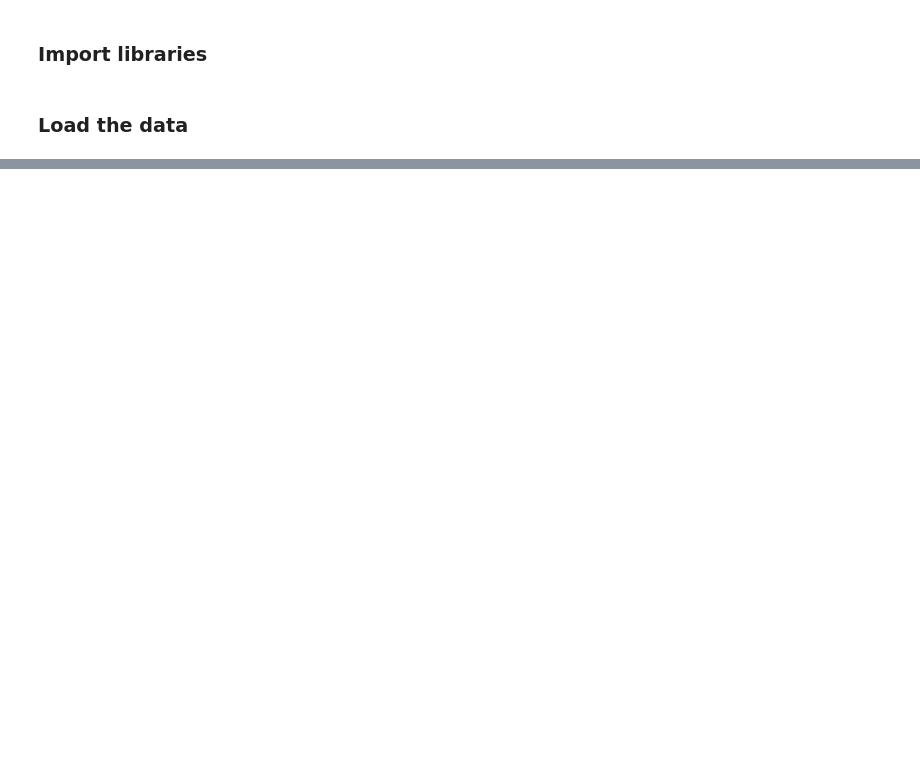
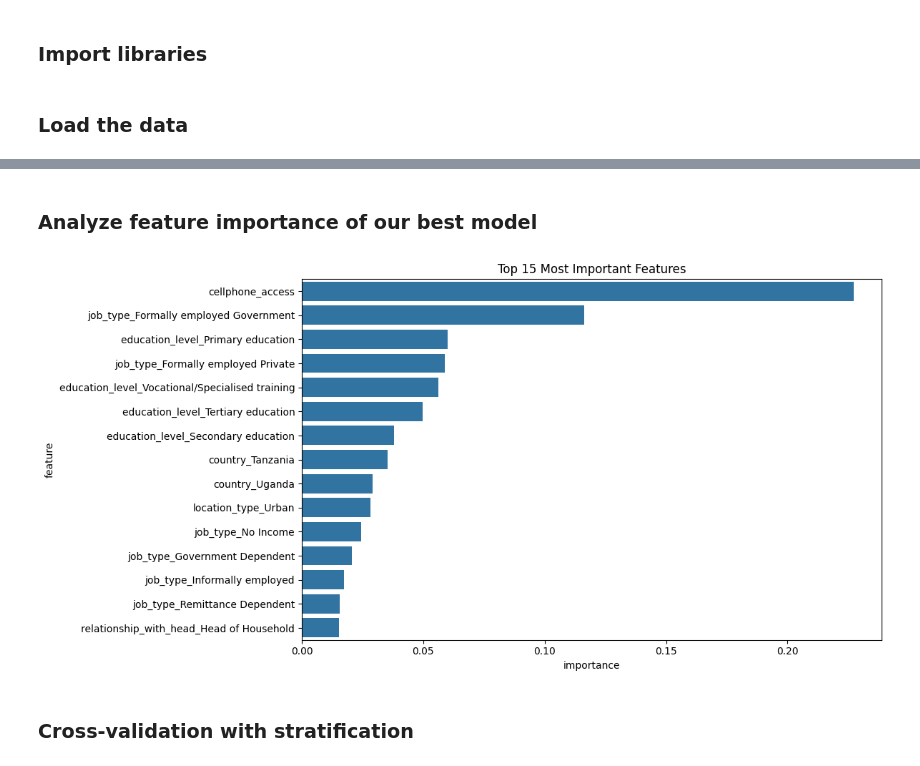
Before and after one commit to tony-nyagah/my-zindi, a Jupyter notebook: competitions/financial-inclusion-in-africa/my-solution.ipynb, the cells around one changed output, grey strips where cells are left out. Drawn from its saved outputs; the diff is of its cells as text; code cells hidden in the pictures; blank space fills up the shorter version.

```diff
--- a/competitions/financial-inclusion-in-africa/my-solution.ipynb
+++ b/competitions/financial-inclusion-in-africa/my-solution.ipynb
@@ -113,0 +167,6 @@ Number of people with a bank account:
+# %%
+from sklearn.preprocessing import StandardScaler
+
+numerical_columns = ['household_size', 'age_of_respondent']
+scaler = StandardScaler()
+df_encoded[numerical_columns] = scaler.fit_transform(df_encoded[numerical_columns])
@@ -113,0 +313,24 @@ Number of people with a bank account:
+# %%
+# Handle class imbalance
+from sklearn.utils.class_weight import compute_class_weight
+
+# Compute class weights
+class_weights = compute_class_weight('balanced', classes=np.unique(y_train), y=y_train)
+class_weight_dict = dict(zip(np.unique(y_train), class_weights))
+
+print("Class weights:", class_weight_dict)
+
+# Update models with class weights
+models = {
+    'Logistic Regression': LogisticRegression(random_state=42, class_weight='balanced'),
+    'Random Forest': RandomForestClassifier(random_state=42, class_weight='balanced'),
+    'XGBoost': XGBClassifier(random_state=42, scale_pos_weight=class_weights[1]/class_weights[0])
+}
+
+# Retrain and evaluate models
+for name, model in models.items():
+    print(f"\nTraining {name} with class weights...")
+    model.fit(X_train, y_train)
+    y_pred = model.predict(X_test)
+    evaluate_model(y_test, y_pred, name)
+    results[name] = accuracy_score(y_test, y_pred)
@@ -113,0 +355,21 @@ Number of people with a bank account:
+# %% [markdown]
+### Analyze feature importance of our best model
+# %%
+# Feature importance analysis
+xgb_model = models['XGBoost']
+feature_importance = pd.DataFrame({
+    'feature': X.columns,
+    'importance': xgb_model.feature_importances_
+})
+feature_importance = feature_importance.sort_values('importance', ascending=False)
+
+# Plot top 15 features
+plt.figure(figsize=(12, 6))
+sns.barplot(data=feature_importance.head(15), x='importance', y='feature')
+plt.title('Top 15 Most Important Features')
+plt.tight_layout()
+plt.show()
+# %% [output]
+[figure, added]
+# %% [markdown]
+### Cross-validation with stratification
```
Also changed, not shown: parts of 41 cells of this notebook, 4 other files.
